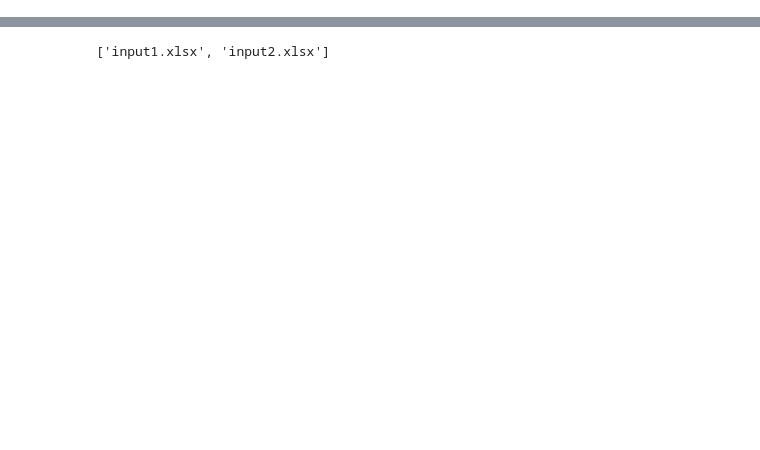
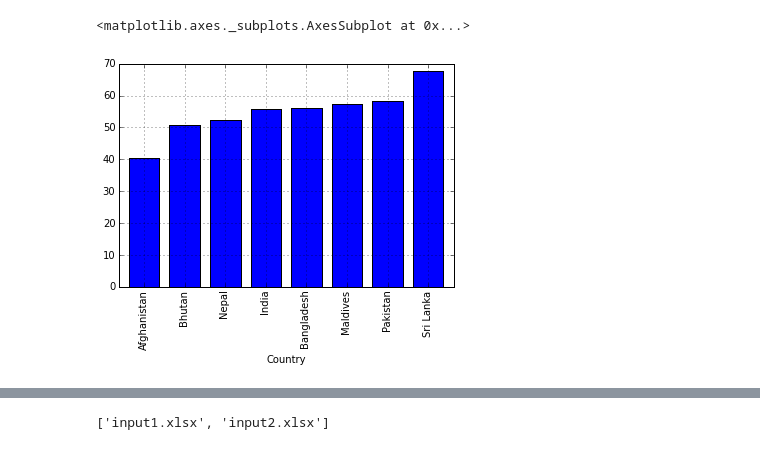
Before and after one commit to livewithpython/python-excel-tutorial, a Jupyter notebook: Python for Data Analysis.ipynb, the cells around one changed output, grey strips where cells are left out. Saved outputs shown, nothing was run; the diff lists cells and outputs as text; code cells hidden in the pictures; blank space fills up the shorter version.

```diff
--- a/Python for Data Analysis.ipynb
+++ b/Python for Data Analysis.ipynb
@@ -0,0 +643,3 @@
+# %%
+sdata = ndata.groupby(['Country'])['Expectancy'].mean().copy()
+type(sdata)
@@ -0,0 +650,3 @@
+# %%
+sdata.sort()
+sdata
@@ -0,0 +781,6 @@
+# %%
+plt.figure()
+sdata.plot(kind='bar')
+# %% [output]
+<matplotlib.axes._subplots.AxesSubplot at 0x...>
+[figure, added]
```
Also changed, not shown: parts of 68 cells of this notebook, 7 other files.
